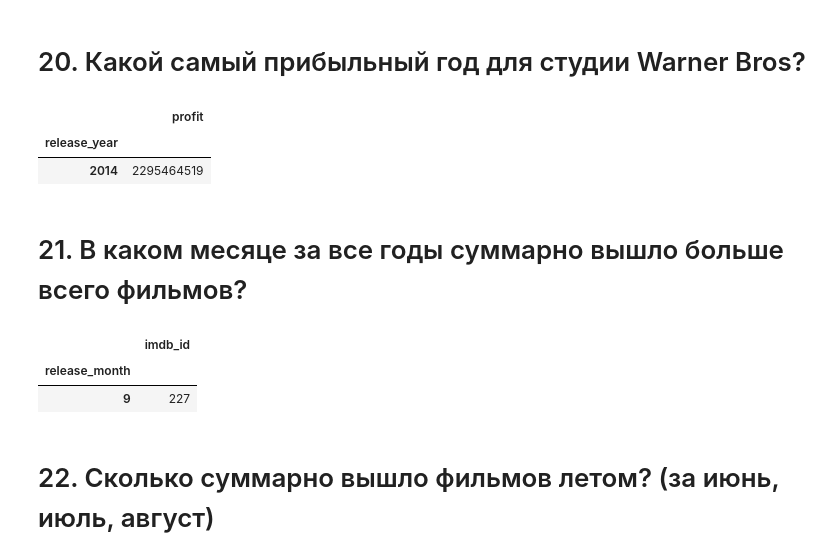
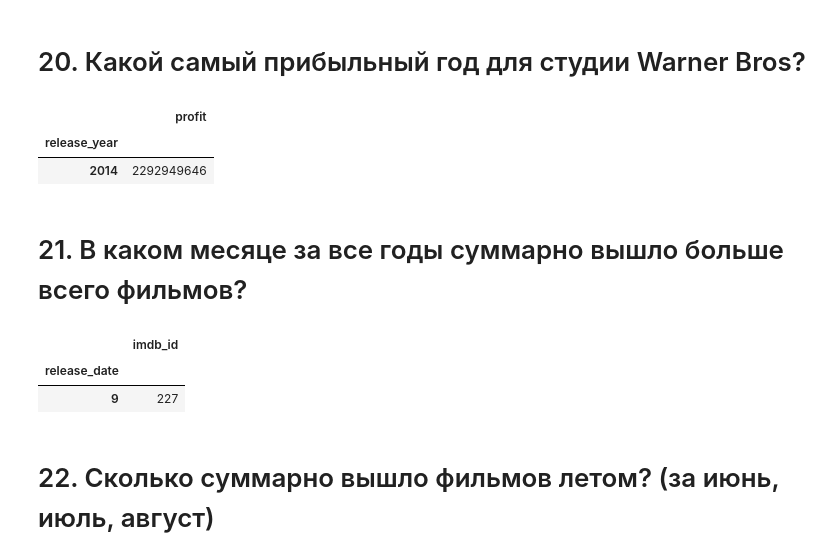
Before and after one commit to sau114/skillfactory_rds, a Jupyter notebook: module_1/Movies_IMBD_v4.1.ipynb, the cells around one changed output. Cells and saved outputs as stored; diff of their text form; code cells hidden in the pictures.

```diff
--- a/module_1/Movies_IMBD_v4.1.ipynb
+++ b/module_1/Movies_IMBD_v4.1.ipynb
@@ -75,16 +46,8 @@ data.drop(columns='genres', inplace=True)
-# %%
-# вынесем режиссеров в отдельную таблицу
-directors = create_truth_table_by_column(data['director'])
-# удалим исходный стоблец
-data.drop(columns='director', inplace=True)
-# %%
-# вынесем актеров в отдельную таблицу
-actors = create_truth_table_by_column(data['cast'])
-# удалим исходный стоблец
-data.drop(columns='cast', inplace=True)
-# %%
-# вынесем киностудии в отдельную таблицу
-film_studios = create_truth_table_by_column(data['production_companies'])
-# удалим исходный стоблец
-data.drop(columns='production_companies', inplace=True)
+# %%
+# распакуем столбцы cast, director, genres, production_companies из строк в списки
+# обязательно отсортируем записи внутри списка
+data['cast'] = data['cast'].str.split(pat='|').map(sorted)
+data['director'] = data['director'].str.split(pat='|').map(sorted)
+data['genres'] = data['genres'].str.split(pat='|').map(sorted)
+data['production_companies'] = data['production_companies'].str.split(pat='|').map(sorted)
 # %%
@@ -291,25 +247,30 @@ years_pivot.sort_values(by='revenue', ascending=False).head(1)
 answers['19'] = '5. 2015'
 # %% [markdown]
 # 20. Какой самый прибыльный год для студии Warner Bros?
-# %%
-# если название студии содержит Warner Bros
-wb_studios = list(filter(lambda x : 'Warner Bros' in x, film_studios.columns))
-data_wb = data[film_studios[wb_studios].max(axis=1)]
-pd.pivot_table(data_wb, index='release_year', values='profit', aggfunc='sum').sort_values(by='profit', ascending=False).head(1)
-# %% [output]
-|  | profit |
-| release_year |  |
-| 2014 | 2295464519 |
+# %%
+# оставим столбцы студий, года и прибыли, взорвём по студиям
+data_wb = data[['production_companies', 'release_year', 'profit']].explode('production_companies')
+# оставим только студии, где в названии есть Warner
+wb_studios = list(filter(lambda x : 'Warner' in x, set(data['production_companies'].values.sum())))
+data_wb = data_wb[data_wb['production_companies'].isin(wb_studios)]
+# остаив только год и прибыль, сгруппируем по году и отсортируем по прибыли
+data_wb[['release_year', 'profit']].groupby('release_year').sum().sort_values(by='profit', ascending=False).head(1)
+# %% [output]
+|  | profit |
+| release_year |  |
+| 2014 | 2292949646 |
 # %%
 answers['20'] = '1. 2014'
 # %% [markdown]
 # 21. В каком месяце за все годы суммарно вышло больше всего фильмов?
 # %%
-release_months_pivot = pd.pivot_table(data, index='release_month', values='imdb_id', aggfunc='count')
-release_months_pivot.sort_values(by='imdb_id', ascending=False).head(1)
+# сделаем сводную таблицу по месяца (.dt.month) и считаем id фильмов
+# сохраним её для следующего задания
+month_pivot = pd.pivot_table(data, index=data['release_date'].dt.month, values='imdb_id', aggfunc='count')
+month_pivot.sort_values(by='imdb_id', ascending=False).head(1)
 # %% [output]
 |  | imdb_id |
-| release_month |  |
+| release_date |  |
 | 9 | 227 |
 # %%
 answers['21'] = '4. Сентябрь'
```
Also changed, not shown: parts of 48 cells of this notebook.
